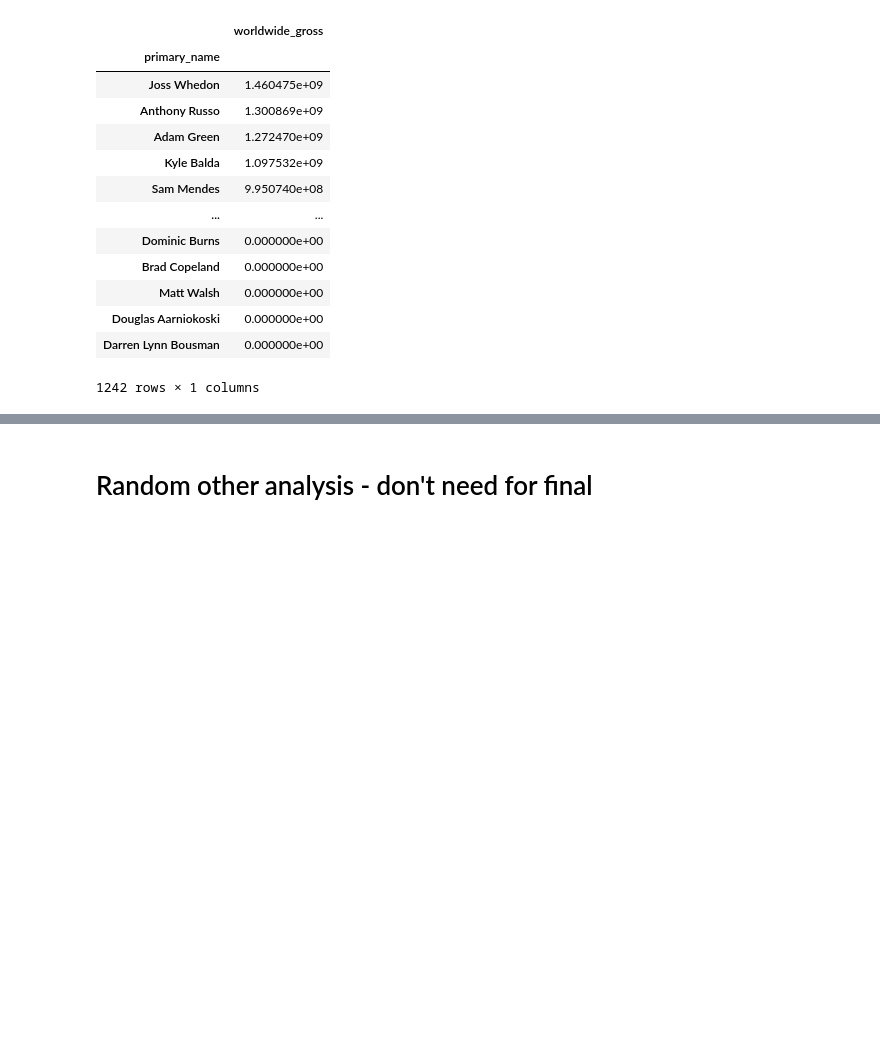
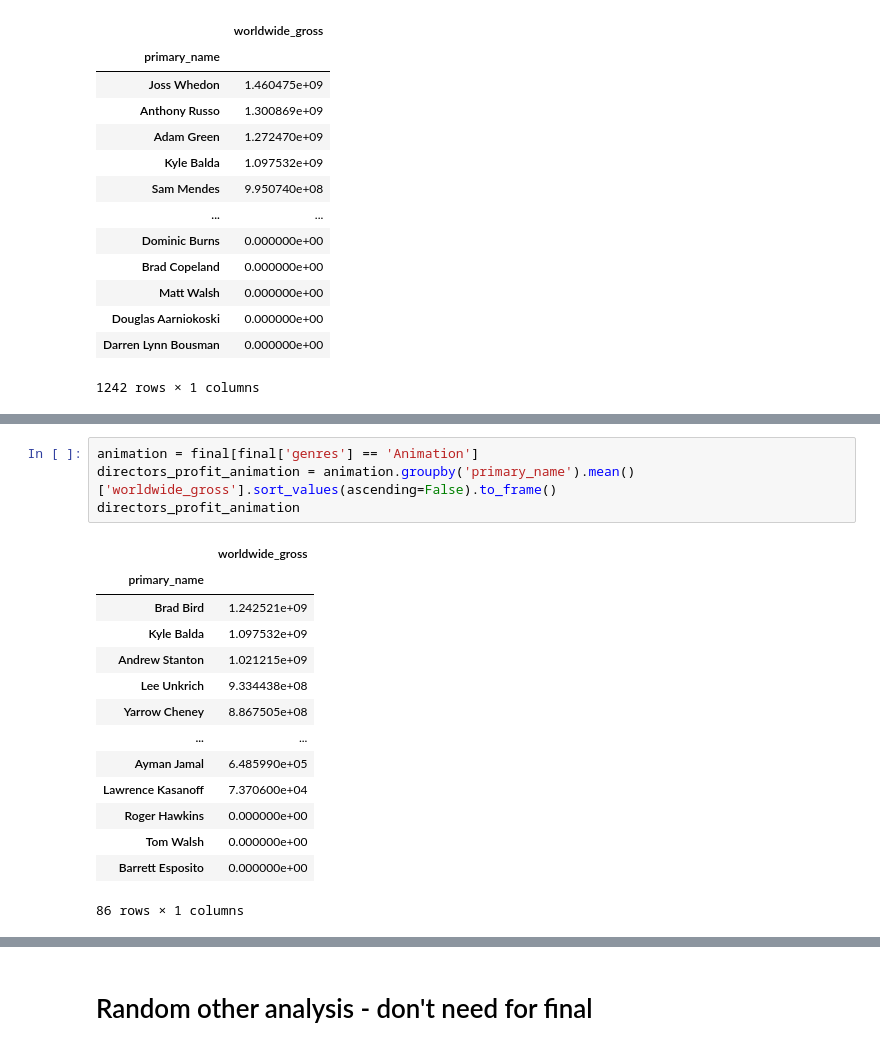
Before and after one commit to abwilliamss/AIAcademy-capstone, a Jupyter notebook: abby.ipynb, the cells around one changed output, grey strips where cells are left out. Drawn from its saved outputs; the diff is of its cells as text; blank space fills up the shorter version.

```diff
--- a/abby.ipynb
+++ b/abby.ipynb
@@ -164,0 +180,19 @@ AttributeError: module 'seaborn' has no attribute 'set_title'
+# %%
+animation = final[final['genres'] == 'Animation']
+directors_profit_animation = animation.groupby('primary_name').mean()['worldwide_gross'].sort_values(ascending=False).to_frame()
+directors_profit_animation
+# %% [output]
+|  | worldwide_gross |
+| primary_name |  |
+| Brad Bird | 1.242521e+09 |
+| Kyle Balda | 1.097532e+09 |
+| Andrew Stanton | 1.021215e+09 |
+| Lee Unkrich | 9.334438e+08 |
+| Yarrow Cheney | 8.867505e+08 |
+| ... | ... |
+| Ayman Jamal | 6.485990e+05 |
+| Lawrence Kasanoff | 7.370600e+04 |
+| Roger Hawkins | 0.000000e+00 |
+| Tom Walsh | 0.000000e+00 |
+| Barrett Esposito | 0.000000e+00 |
+86 rows × 1 columns
```
Also changed, not shown: parts of 4 cells of this notebook.
